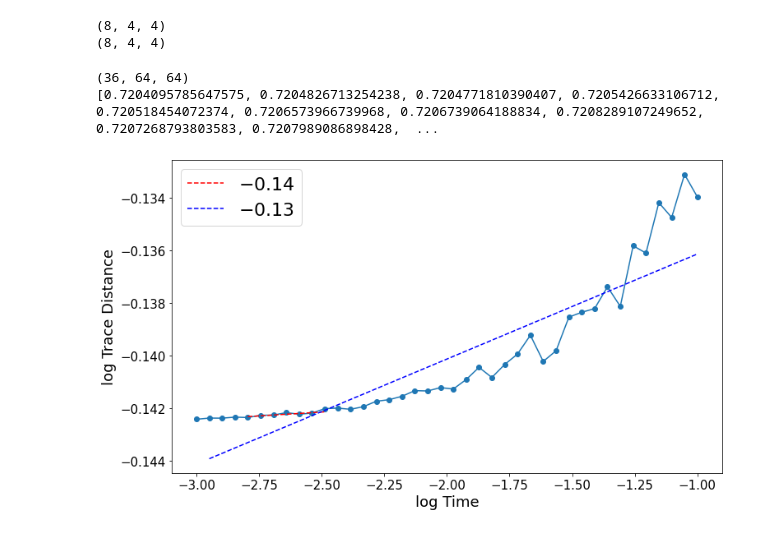
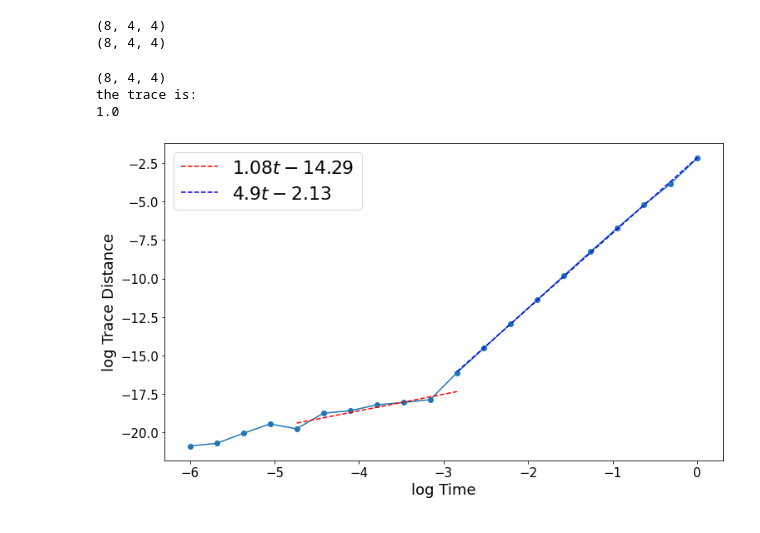
Before and after one commit to mattp97/Trotter-Qdrift-Simulation, a Jupyter notebook: QMC.ipynb, the cells around one changed output. Drawn from its saved outputs; the diff is of its cells as text; code cells hidden in the pictures.

Commit message:
Working imaginary time channels
Also added a purely imaginary time compiler for QD but it is equivalent to that in compilers with imag flag so will likely be deprecated

```diff
--- a/QMC.ipynb
+++ b/QMC.ipynb
@@ -88,32 +89,38 @@ def graph_hamiltonian(x_dim, y_dim, rng_seed):
 
     return np.array(hamiltonian_list)
 # %%
-graph_hamiltonian_list = graph_hamiltonian(6, 1, 1)
 poli = normalize_hamiltonian(pauli_hamiltonian)
-print(graph_hamiltonian_list.shape)
+print(poli.shape)
 
-sim = CompositeSim(poli, nb=100, inner_order=1, state_rand=True, exact_qd=False, use_density_matrices=True, imag_time=True)
-partition_sim(sim, "qdrift")
+sim = CompositeSim(poli, nb=1, inner_order=4, state_rand=False, exact_qd=True, use_density_matrices=True, imag_time=True)
+partition_sim(sim, "trotter")
 
 
-tstart = 0.001
-tfinal = 0.1
-tsteps = 40
+tstart = 0.000001
+tfinal = 1
+tsteps = 20
 times = np.geomspace(tstart, tfinal, tsteps)
+
 #print(multi_infidelity_sample(sim, 1, exact_time_evolution_density(sim.unparsed_hamiltonian, 1, sim.initial_state), 40, 20))
 epsilon_data=[]
 for t in times:
     #density matrices
-    epsilon_data.append(sim_trace_distance(sim, time=t, iterations=1, nb=50))
+    epsilon_data.append(sim_trace_distance(sim, time=t, iterations=1, nb=1))
     #epsilon_data.append(infidelity(sim.simulate(t, 1), exact_imaginary_channel(poli, t, sim.initial_state)))
+
+    #imaginary time class
+    #epsilon_data.append(i_sim.trace_dist(t, samples=1))
 
     #for vectors
     #exact_state = linalg.expm(-1 * sum(poli) * t) @ sim.initial_state
     #epsilon_data.append(infidelity(sim.simulate(t, iterations=1), exact_state / np.linalg.norm(exact_state, ord=2)))
-print(epsilon_data)
+#print(epsilon_data)
+print('the trace is:')
+print(np.trace(sim.final_state))
 # %% [output]
-(36, 64, 64)
-[0.7204095785647575, 0.7204826713254238, 0.7204771810390407, 0.7205426633106712, 0.720518454072374, 0.7206573966739968, 0.7206739064188834, 0.7208289107249652, 0.7207268793803583, 0.7207989086898428,  ...
+(8, 4, 4)
+the trace is:
+1.0
 # %%
 data = np.log10(epsilon_data)
 log_times = np.log10(times)
@@ -128,32 +135,32 @@ start_fit_points= 4 #declare the starting point to fit in the data
 end_fit_points = 10
 
 p = np.polyfit(log_times[start_fit_points: end_fit_points], data[start_fit_points: end_fit_points], 1)
 f = np.poly1d(p)
 
 t_new = np.linspace(log_times[start_fit_points], log_times[end_fit_points], 50)
 y_new = f(t_new)
 
 data = symbols("t")
 poly = sum(S("{:6.2f}".format(v))*data**i for i, v in enumerate(p[::-1]))
 eq_latex = printing.latex(poly)
 plt.plot(t_new, y_new, 'r--', label="${}$".format(eq_latex))
 plt.legend(fontsize= 22)
 
 data = np.log10(epsilon_data)
-start_fit_points1= 1 #declare the starting point to fit in the data
+start_fit_points1= 10 #declare the starting point to fit in the data
 end_fit_points1 = -1
 p1 = np.polyfit(log_times[start_fit_points1: end_fit_points1], data[start_fit_points1: end_fit_points1], 1)
 f1 = np.poly1d(p1)
 
 t_new1 = np.linspace(log_times[start_fit_points1], log_times[end_fit_points1], 50)
 y_new1 = f1(t_new1)
 
 data = symbols("t")
 poly1 = sum(S("{:6.2f}".format(v))*data**i for i, v in enumerate(p1[::-1]))
 eq_latex1 = printing.latex(poly1)
 
 plt.plot(t_new1, y_new1, 'b--', label="${}$".format(eq_latex1))
 plt.legend(fontsize= 22)
 plt.show()
 # %% [output]
-[figure, old version]
+[figure, new version]
```
Also changed, not shown: parts of 1 cell of this notebook, 3 other files.
